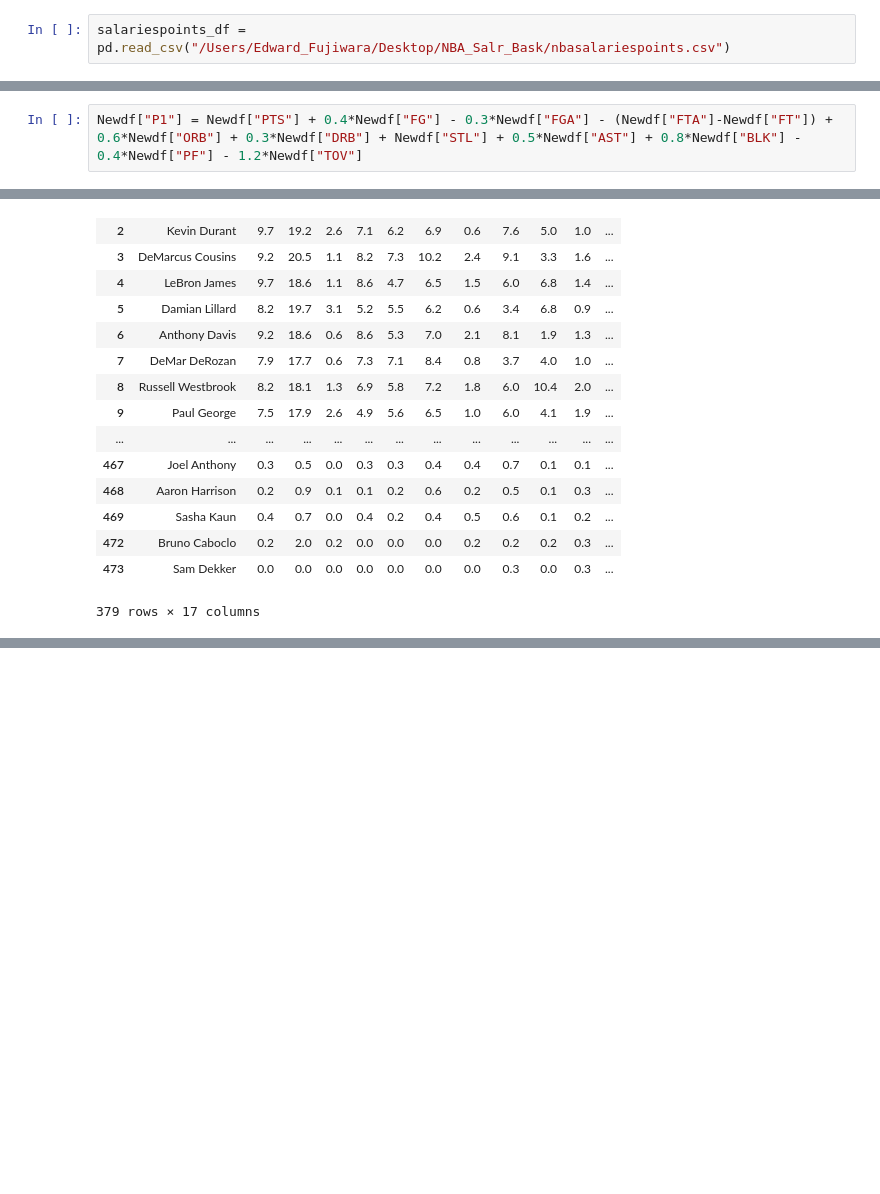
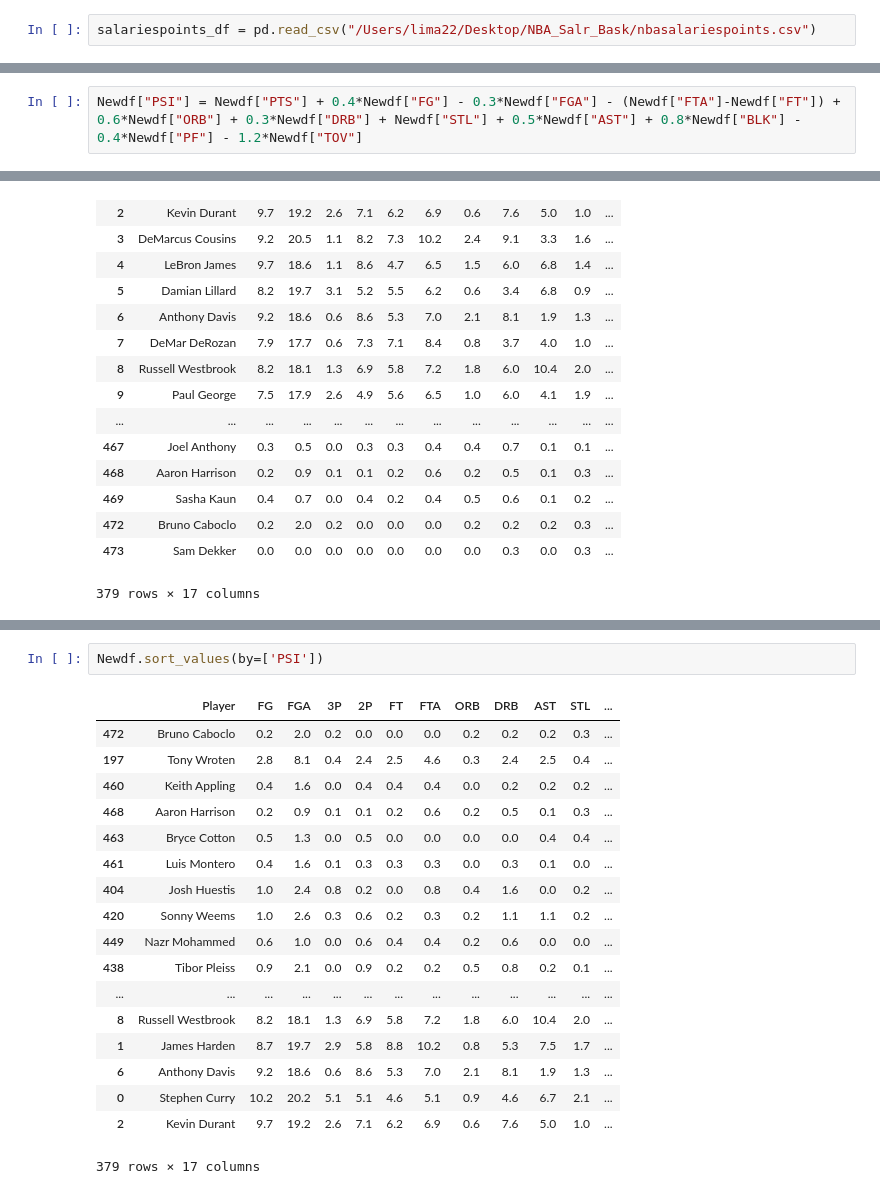
Before and after one commit to alim2022/NBA_Salr_Bask, a Jupyter notebook: PSI.ipynb, the cells around one changed output, grey strips where cells are left out. Cells and saved outputs as stored; diff of their text form; blank space fills up the shorter version.

Commit message:
I made the Newdf in order for PSI and I started the Official gamescore

```diff
--- a/PSI.ipynb
+++ b/PSI.ipynb
@@ -4,7 +4,7 @@ import numpy as np
 import math as mt
 import matplotlib.pyplot as plt
 # %%
-salariespoints_df = pd.read_csv("/Users/Edward_Fujiwara/Desktop/NBA_Salr_Bask/nbasalariespoints.csv")
+salariespoints_df = pd.read_csv("/Users/lima22/Desktop/NBA_Salr_Bask/nbasalariespoints.csv")
 # %%
 Newdf = salariespoints_df[["Player","FG","FGA","3P","2P","FT","FTA","ORB","DRB","AST","STL","BLK","TOV","PF","SALARY"]]
 # %%
@@ -16,7 +16,7 @@ Newdf["SALARY"] = Newdf["SALARY"].str.replace(',', '')
 # %%
 Newdf["PTS"] = (Newdf["3P"] + Newdf["2P"] + Newdf["FT"])
 # %%
-Newdf["P1"] = Newdf["PTS"] + 0.4*Newdf["FG"] - 0.3*Newdf["FGA"] - (Newdf["FTA"]-Newdf["FT"]) + 0.6*Newdf["ORB"] + 0.3*Newdf["DRB"] + Newdf["STL"] + 0.5*Newdf["AST"] + 0.8*Newdf["BLK"] - 0.4*Newdf["PF"] - 1.2*Newdf["TOV"]
+Newdf["PSI"] = Newdf["PTS"] + 0.4*Newdf["FG"] - 0.3*Newdf["FGA"] - (Newdf["FTA"]-Newdf["FT"]) + 0.6*Newdf["ORB"] + 0.3*Newdf["DRB"] + Newdf["STL"] + 0.5*Newdf["AST"] + 0.8*Newdf["BLK"] - 0.4*Newdf["PF"] - 1.2*Newdf["TOV"]
 # %%
 SIM = (pd.to_numeric(Newdf["SALARY"]))*0.000001
 # %%
@@ -57,3 +57,24 @@ ax.spines["top"].set_visible(False)
 plt.show()
 # %% [output]
 [figure]
+# %%
+Newdf.sort_values(by=['PSI'])
+# %% [output]
+|  | Player | FG | FGA | 3P | 2P | FT | FTA | ORB | DRB | AST | STL | ... |
+| 472 | Bruno Caboclo | 0.2 | 2.0 | 0.2 | 0.0 | 0.0 | 0.0 | 0.2 | 0.2 | 0.2 | 0.3 | ... |
+| 197 | Tony Wroten | 2.8 | 8.1 | 0.4 | 2.4 | 2.5 | 4.6 | 0.3 | 2.4 | 2.5 | 0.4 | ... |
+| 460 | Keith Appling | 0.4 | 1.6 | 0.0 | 0.4 | 0.4 | 0.4 | 0.0 | 0.2 | 0.2 | 0.2 | ... |
+| 468 | Aaron Harrison | 0.2 | 0.9 | 0.1 | 0.1 | 0.2 | 0.6 | 0.2 | 0.5 | 0.1 | 0.3 | ... |
+| 463 | Bryce Cotton | 0.5 | 1.3 | 0.0 | 0.5 | 0.0 | 0.0 | 0.0 | 0.0 | 0.4 | 0.4 | ... |
+| 461 | Luis Montero | 0.4 | 1.6 | 0.1 | 0.3 | 0.3 | 0.3 | 0.0 | 0.3 | 0.1 | 0.0 | ... |
+| 404 | Josh Huestis | 1.0 | 2.4 | 0.8 | 0.2 | 0.0 | 0.8 | 0.4 | 1.6 | 0.0 | 0.2 | ... |
+| 420 | Sonny Weems | 1.0 | 2.6 | 0.3 | 0.6 | 0.2 | 0.3 | 0.2 | 1.1 | 1.1 | 0.2 | ... |
+| 449 | Nazr Mohammed | 0.6 | 1.0 | 0.0 | 0.6 | 0.4 | 0.4 | 0.2 | 0.6 | 0.0 | 0.0 | ... |
+| 438 | Tibor Pleiss | 0.9 | 2.1 | 0.0 | 0.9 | 0.2 | 0.2 | 0.5 | 0.8 | 0.2 | 0.1 | ... |
+| ... | ... | ... | ... | ... | ... | ... | ... | ... | ... | ... | ... | ... |
+| 8 | Russell Westbrook | 8.2 | 18.1 | 1.3 | 6.9 | 5.8 | 7.2 | 1.8 | 6.0 | 10.4 | 2.0 | ... |
+| 1 | James Harden | 8.7 | 19.7 | 2.9 | 5.8 | 8.8 | 10.2 | 0.8 | 5.3 | 7.5 | 1.7 | ... |
+| 6 | Anthony Davis | 9.2 | 18.6 | 0.6 | 8.6 | 5.3 | 7.0 | 2.1 | 8.1 | 1.9 | 1.3 | ... |
+| 0 | Stephen Curry | 10.2 | 20.2 | 5.1 | 5.1 | 4.6 | 5.1 | 0.9 | 4.6 | 6.7 | 2.1 | ... |
+| 2 | Kevin Durant | 9.7 | 19.2 | 2.6 | 7.1 | 6.2 | 6.9 | 0.6 | 7.6 | 5.0 | 1.0 | ... |
+379 rows × 17 columns
```
Also changed, not shown: parts of 1 cell of this notebook, 1 other file.
